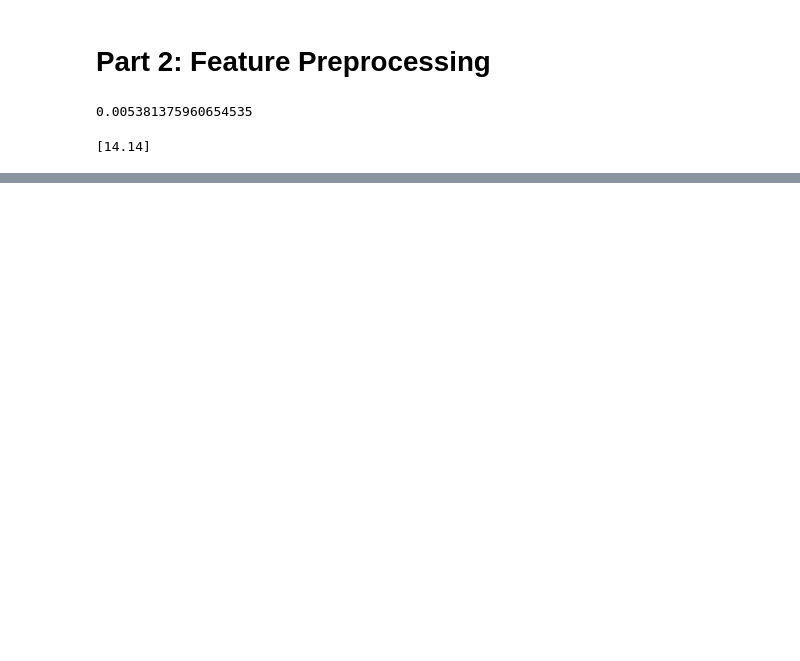
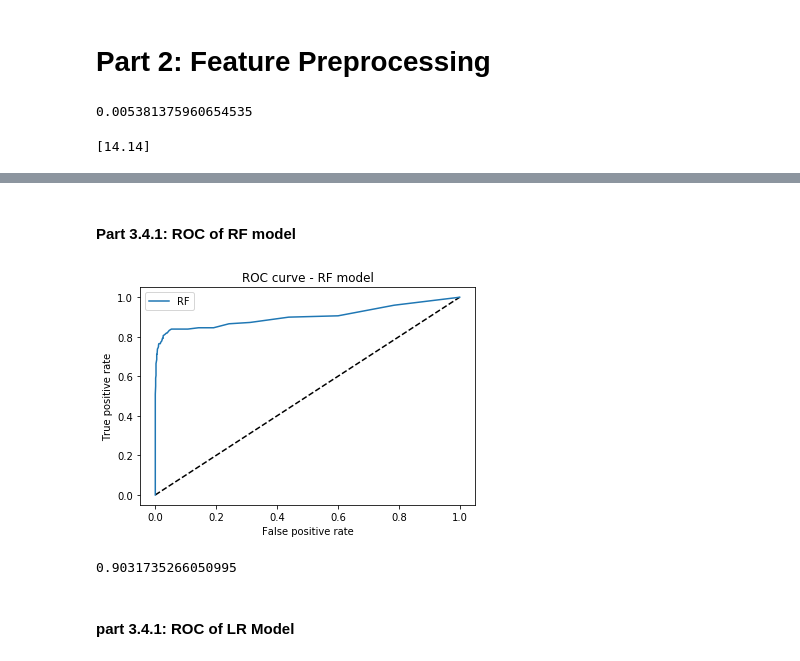
Before and after one commit to vivienfay/Customer-Churn-Rate-Prediction, a Jupyter notebook: User Churn Prediction in Telecommunicatoin.ipynb, the cells around one changed output, grey strips where cells are left out. Saved outputs shown, nothing was run; the diff lists cells and outputs as text; code cells hidden in the pictures; blank space fills up the shorter version.

```diff
--- a/User Churn Prediction in Telecommunicatoin.ipynb
+++ b/User Churn Prediction in Telecommunicatoin.ipynb
@@ -219,0 +472,30 @@ print(y.sum() / y.shape * 100)
+# %% [markdown]
+#### Part 3.4.1: ROC of RF model
+# %%
+from sklearn.metrics import roc_curve
+from sklearn import metrics
+
+# Use predict_proba to get the probability results of Random Forest
+y_pred_rf = best_RF_model.predict_proba(X_test)[:, 1]
+fpr_rf, tpr_rf, _ = roc_curve(y_test, y_pred_rf)
+# %%
+# ROC curve of Random Forest result
+plt.figure(1)
+plt.plot([0, 1], [0, 1], 'k--')
+plt.plot(fpr_rf, tpr_rf, label='RF')
+plt.xlabel('False positive rate')
+plt.ylabel('True positive rate')
+plt.title('ROC curve - RF model')
+plt.legend(loc='best')
+plt.show()
+# %% [output]
+[figure, added]
+# %%
+from sklearn import metrics
+
+# AUC score
+metrics.auc(fpr_rf,tpr_rf)
+# %% [output]
+0.9031735266050995
+# %% [markdown]
+#### part 3.4.1: ROC of LR Model
```
Also changed, not shown: parts of 44 cells of this notebook.
